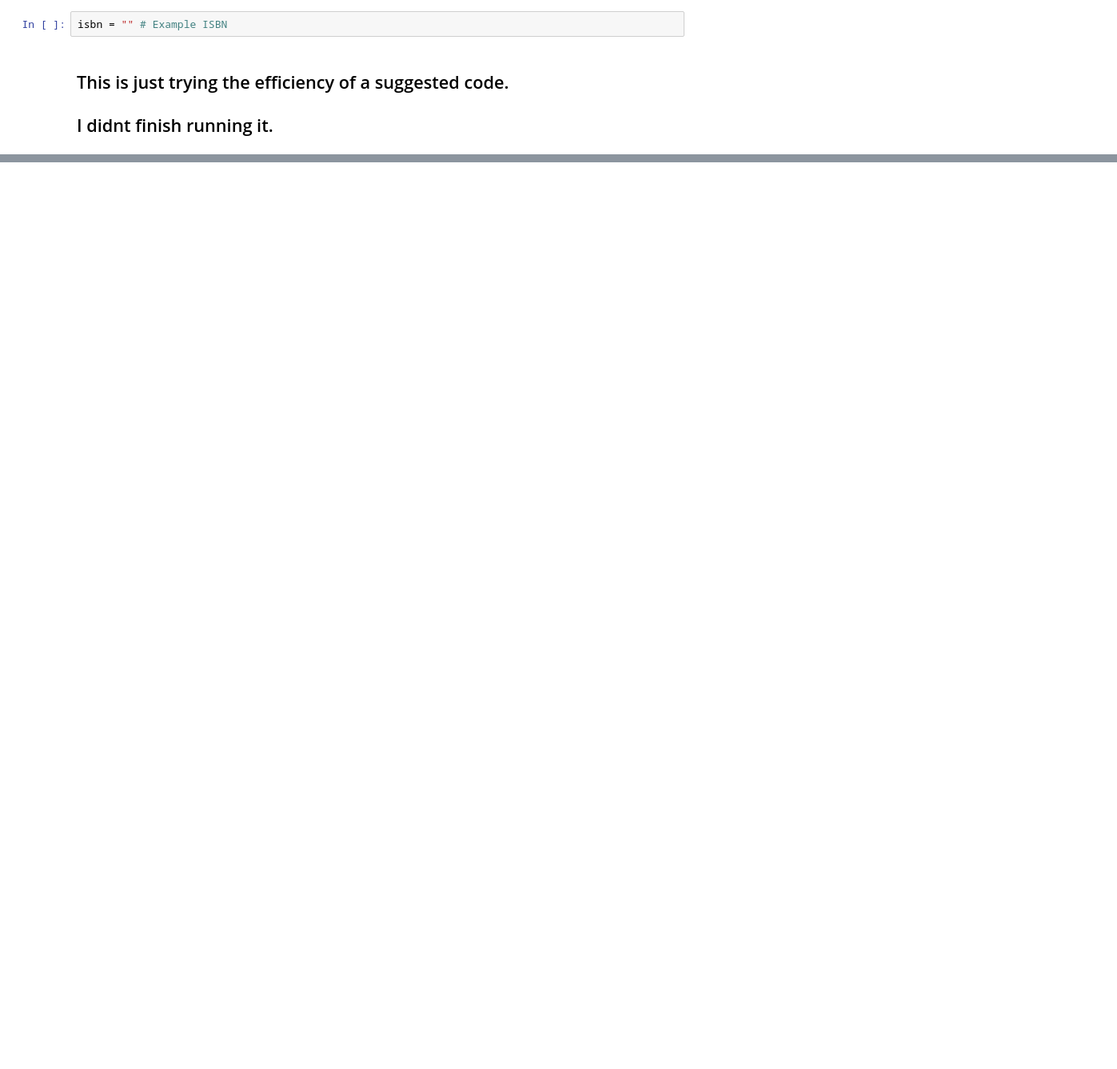
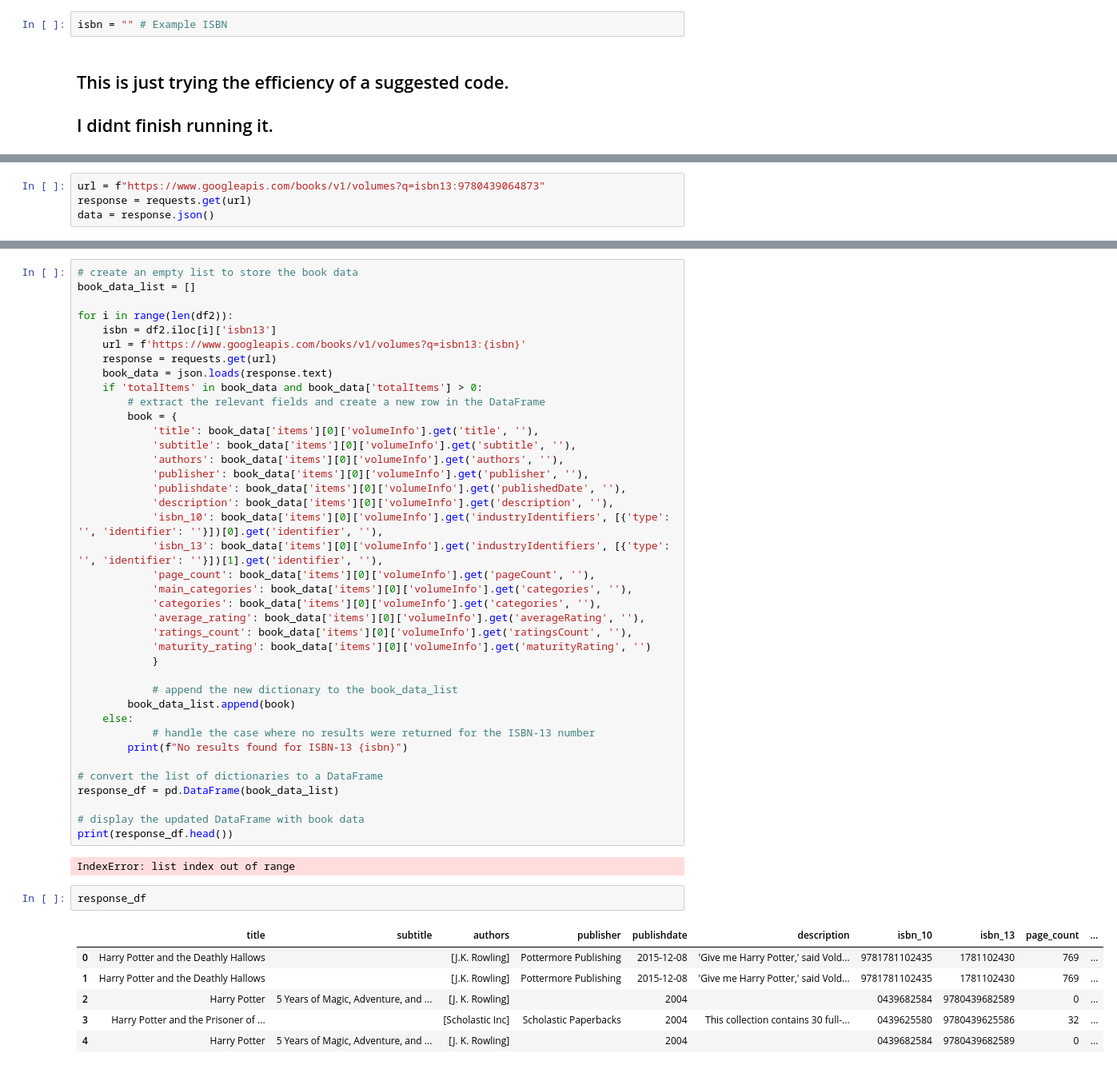
Before and after one commit to manny-pi/inst.414.final-project.repo, a Jupyter notebook: Data/Api and Data testing.ipynb, the cells around one changed output, grey strips where cells are left out. Shown at 80% size. Saved outputs shown, nothing was run; the diff lists cells and outputs as text; blank space fills up the shorter version.

Commit message:
data progress

```diff
--- a/Data/Api and Data testing.ipynb
+++ b/Data/Api and Data testing.ipynb
@@ -195,0 +179,4 @@ print(results_df2.head())
+# %%
+url = f"https://www.googleapis.com/books/v1/volumes?q=isbn13:9780439064873"
+response = requests.get(url)
+data = response.json()
@@ -195,0 +208,50 @@ print(results_df2.head())
+# %%
+# create an empty list to store the book data
+book_data_list = []
+
+for i in range(len(df2)):
+    isbn = df2.iloc[i]['isbn13']
+    url = f'https://www.googleapis.com/books/v1/volumes?q=isbn13:{isbn}'
+    response = requests.get(url)
+    book_data = json.loads(response.text)
+    if 'totalItems' in book_data and book_data['totalItems'] > 0:
+        # extract the relevant fields and create a new row in the DataFrame
+        book = {
+            'title': book_data['items'][0]['volumeInfo'].get('title', ''),
+            'subtitle': book_data['items'][0]['volumeInfo'].get('subtitle', ''),
+            'authors': book_data['items'][0]['volumeInfo'].get('authors', ''),
+            'publisher': book_data['items'][0]['volumeInfo'].get('publisher', ''),
+            'publishdate': book_data['items'][0]['volumeInfo'].get('publishedDate', ''),
+            'description': book_data['items'][0]['volumeInfo'].get('description', ''),
+            'isbn_10': book_data['items'][0]['volumeInfo'].get('industryIdentifiers', [{'type': '', 'identifier': ''}])[0].get('identifier', ''),
+            'isbn_13': book_data['items'][0]['volumeInfo'].get('industryIdentifiers', [{'type': '', 'identifier': ''}])[1].get('identifier', ''),
+            'page_count': book_data['items'][0]['volumeInfo'].get('pageCount', ''),
+            'main_categories': book_data['items'][0]['volumeInfo'].get('categories', ''),
+            'categories': book_data['items'][0]['volumeInfo'].get('categories', ''),
+            'average_rating': book_data['items'][0]['volumeInfo'].get('averageRating', ''),
+            'ratings_count': book_data['items'][0]['volumeInfo'].get('ratingsCount', ''),
+            'maturity_rating': book_data['items'][0]['volumeInfo'].get('maturityRating', '')
+            }
+
+            # append the new dictionary to the book_data_list
+        book_data_list.append(book)
+    else:
+            # handle the case where no results were returned for the ISBN-13 number
+        print(f"No results found for ISBN-13 {isbn}")
+
+# convert the list of dictionaries to a DataFrame
+response_df = pd.DataFrame(book_data_list)
+
+# display the updated DataFrame with book data
+print(response_df.head())
+# %% [output]
+IndexError: list index out of range
+# %%
+response_df
+# %% [output]
+|  | title | subtitle | authors | publisher | publishdate | description | isbn_10 | isbn_13 | page_count | ... |
+| 0 | Harry Potter and the Deathly Hallows |  | [J.K. Rowling] | Pottermore Publishing | 2015-12-08 | 'Give me Harry Potter,' said Vold... | 9781781102435 | 1781102430 | 769 | ... |
+| 1 | Harry Potter and the Deathly Hallows |  | [J.K. Rowling] | Pottermore Publishing | 2015-12-08 | 'Give me Harry Potter,' said Vold... | 9781781102435 | 1781102430 | 769 | ... |
+| 2 | Harry Potter | 5 Years of Magic, Adventure, and ... | [J. K. Rowling] |  | 2004 |  | 0439682584 | 9780439682589 | 0 | ... |
+| 3 | Harry Potter and the Prisoner of ... |  | [Scholastic Inc] | Scholastic Paperbacks | 2004 | This collection contains 30 full-... | 0439625580 | 9780439625586 | 32 | ... |
+| 4 | Harry Potter | 5 Years of Magic, Adventure, and ... | [J. K. Rowling] |  | 2004 |  | 0439682584 | 9780439682589 | 0 | ... |
```
Also changed, not shown: parts of 10 cells of this notebook, 3 other files.
